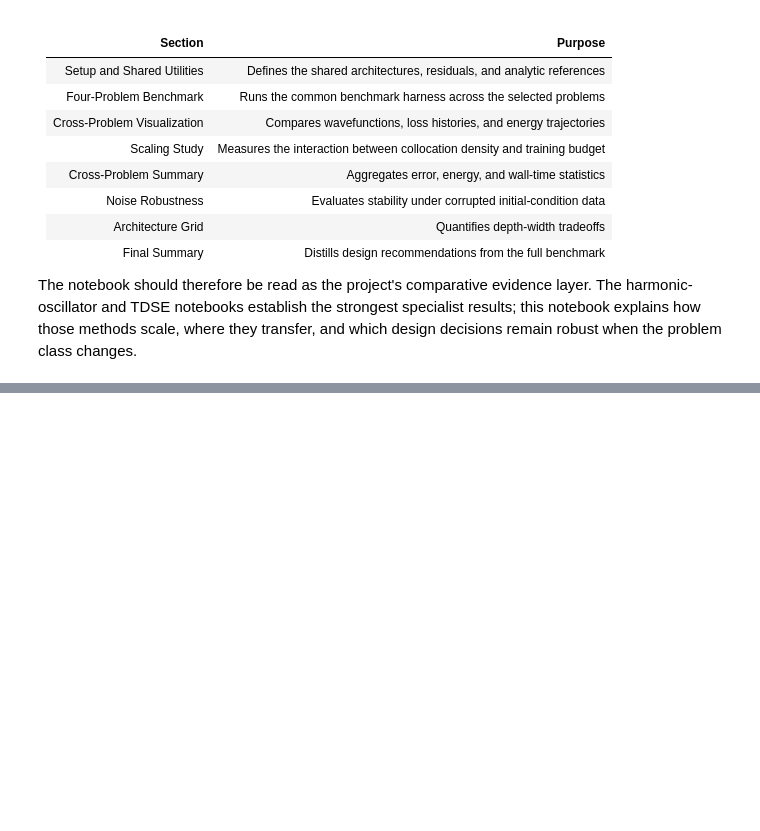
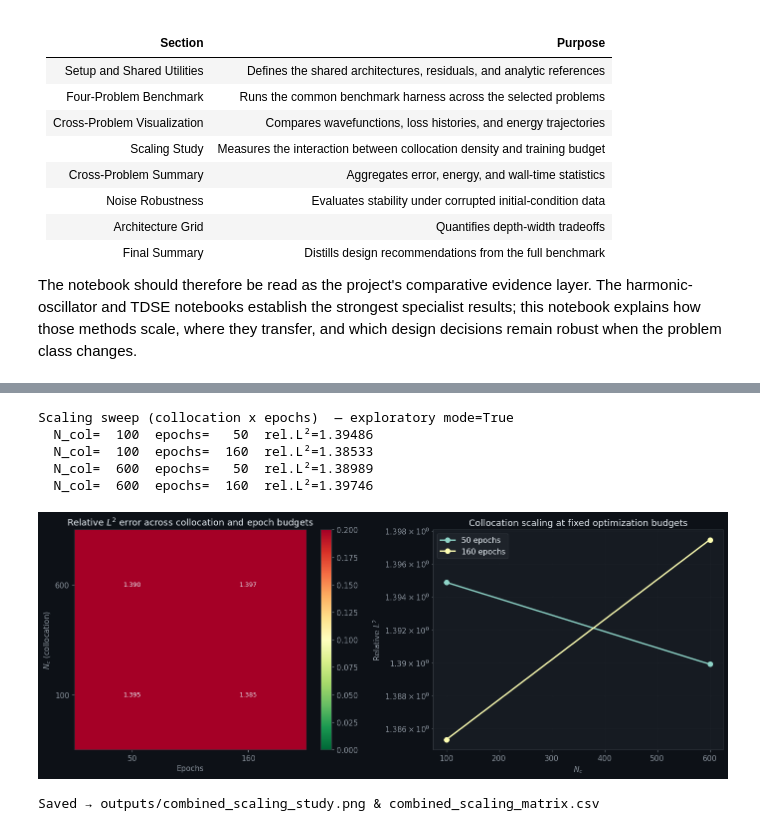
Before and after one commit to thmolena/QuantumPINNs-Physics-Informed-Neural-Networks-for-Quantum-Relevant-Physical-Modeling, a Jupyter notebook: notebooks/quantum_pinn_combined.ipynb, the cells around one changed output, grey strips where cells are left out. Cells and saved outputs as stored; diff of their text form; code cells hidden in the pictures; blank space fills up the shorter version.

```diff
--- a/notebooks/quantum_pinn_combined.ipynb
+++ b/notebooks/quantum_pinn_combined.ipynb
@@ -416,25 +394,15 @@ print('Saved → outputs/combined_benchmark.png')
 # %%
-# ── Scaling Studies: Epochs × Collocation Points (QHO n=0) ───────────────
-#
-# Key question: given a fixed computational budget, is it better to use more
-# collocation points (N_c) or more training epochs?
-#
-# Theory says the collocation error scales as O(N_c^{-β}) for some problem-
-# dependent β, while the optimisation error decreases with epochs. In practice:
-#
-#   • Very low N_c (< 100): quadrature error dominates — more epochs don't help
-#   • Moderate N_c (100–1000): balanced regime — both matter
-#   • High N_c (> 2000): quadrature error small, but per-epoch cost increases
-#
-# We run a 2D sweep and measure Rel. L² at each (N_c, epochs) configuration.
+# Collocation-versus-optimization scaling study for the QHO ground state.
+# This ablation isolates how solution quality changes when collocation density and
+# optimization budget are varied jointly under the same baseline model.
 
 def quick_qho(n_col, epochs, hidden=32, n_layers=4):
-    """Quick QHO ground state PINN — returns Rel. L² error."""
+    """Reduced QHO benchmark used only for the scaling grid."""
     torch.manual_seed(0)
     xc = torch.linspace(-6, 6, n_col).unsqueeze(1)
     dx = xc[1] - xc[0]
-    m  = GaussianEnvPINN(hidden=hidden, n_layers=n_layers)
-    E  = nn.Parameter(torch.tensor([0.5]))
+    m = GaussianEnvPINN(hidden=hidden, n_layers=n_layers)
+    E = nn.Parameter(torch.tensor([0.5]))
     opt = torch.optim.Adam(list(m.parameters()) + [E], lr=1e-3)
     sch = torch.optim.lr_scheduler.CosineAnnealingLR(opt, epochs)
 
@@ -457,17 +425,16 @@ def quick_qho(n_col, epochs, hidden=32, n_layers=4):
     p /= np.sqrt(np.trapezoid(p**2, x_ev))
     return np.sqrt(np.trapezoid((p-pe)**2, x_ev) / np.trapezoid(pe**2, x_ev))
 
-# 2D sweep — reduced in TUTORIAL_MODE for speed
 if TUTORIAL_MODE:
-    cols_range   = [100, 600]
+    cols_range = [100, 600]
     epochs_range = [T(500), T(2000)]
 else:
-    cols_range   = [100, 300, 600, 1200]
+    cols_range = [100, 300, 600, 1200]
     epochs_range = [500, 1000, 2000, 4000]
 
 err_matrix = np.zeros((len(cols_range), len(epochs_range)))
 
-print(f'Scaling sweep  (N_cols × epochs)  — TUTORIAL_MODE={TUTORIAL_MODE}')
+print(f'Scaling sweep (collocation x epochs)  — exploratory mode={TUTORIAL_MODE}')
 for i, nc in enumerate(cols_range):
     for j, ep in enumerate(epochs_range):
         err_matrix[i, j] = quick_qho(nc, ep)
@@ -483,36 +450,45 @@ im0 = axes[0].imshow(err_matrix, cmap='RdYlGn_r', aspect='auto',
                      extent=[0, len(epochs_range), 0, len(cols_range)],
                      vmin=0, vmax=0.2)
 axes[0].set_xticks(np.arange(len(epochs_range)) + 0.5)
 axes[0].set_yticks(np.arange(len(cols_range)) + 0.5)
 axes[0].set_xticklabels(epochs_range, color='#8b949e')
 axes[0].set_yticklabels(cols_range, color='#8b949e')
 axes[0].set_xlabel('Epochs', color='#8b949e')
 axes[0].set_ylabel('$N_c$ (collocation)', color='#8b949e')
-axes[0].set_title('Rel. $L^2$ Error\n($N_c$ × Epochs heatmap)', color='#e6edf3')
+axes[0].set_title('Relative $L^2$ error across collocation and epoch budgets', color='#e6edf3')
 for i in range(len(cols_range)):
     for j in range(len(epochs_range)):
         val = err_matrix[i, j]
-        axes[0].text(j+0.5, i+0.5, f'{val:.3f}', ha='center', va='center',
+        axes[0].text(j + 0.5, i + 0.5, f'{val:.3f}', ha='center', va='center',
                      color='#e6edf3', fontsize=9,
                      fontweight='bold' if val < 0.05 else 'normal')
 plt.colorbar(im0, ax=axes[0])
 
-# Cross-section: fixed epochs, vary N_c
+# Cross-sections make it easier to see whether the benefit comes primarily from
+# more collocation points or from longer optimization at fixed collocation density.
 for ep_idx, ep_val in enumerate(epochs_range):
     axes[1].semilogy(cols_range, err_matrix[:, ep_idx], 'o-', lw=2, ms=7,
                      label=f'{ep_val} epochs')
 axes[1].set_xlabel('$N_c$', color='#8b949e')
-axes[1].set_ylabel('Rel. $L^2$', color='#8b949e')
-axes[1].set_title('Collocation Scaling\n(fixed epochs, vary $N_c$)', color='#e6edf3')
+axes[1].set_ylabel('Relative $L^2$', color='#8b949e')
+axes[1].set_title('Collocation scaling at fixed optimization budgets', color='#e6edf3')
 axes[1].legend(facecolor='#21262d', edgecolor='#30363d', labelcolor='#e6edf3')
 axes[1].grid(True, which='both', color='#21262d', lw=0.4)
 
 plt.tight_layout()
 plt.savefig('../outputs/combined_scaling_study.png', dpi=150, bbox_inches='tight', facecolor='#0d1117')
 plt.show()
 
 df_scale = pd.DataFrame(err_matrix, index=cols_range, columns=epochs_range)
 df_scale.index.name = 'n_col'
 df_scale.to_csv('../outputs/combined_scaling_matrix.csv')
 print('Saved → outputs/combined_scaling_study.png & combined_scaling_matrix.csv')
+# %% [output]
+Scaling sweep (collocation x epochs)  — exploratory mode=True
+  N_col=  100  epochs=   50  rel.L²=1.39486
+  N_col=  100  epochs=  160  rel.L²=1.38533
+  N_col=  600  epochs=   50  rel.L²=1.38989
+  N_col=  600  epochs=  160  rel.L²=1.39746
+[figure, added]
+Saved → outputs/combined_scaling_study.png & combined_scaling_matrix.csv
 # %%
```
Also changed, not shown: parts of 8 cells of this notebook.
